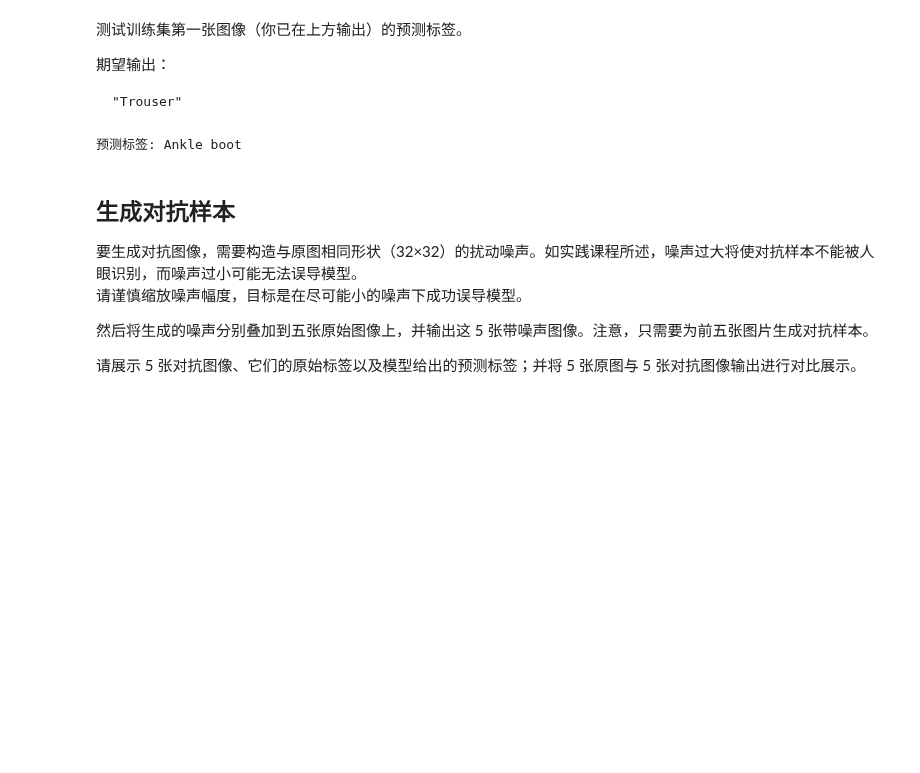
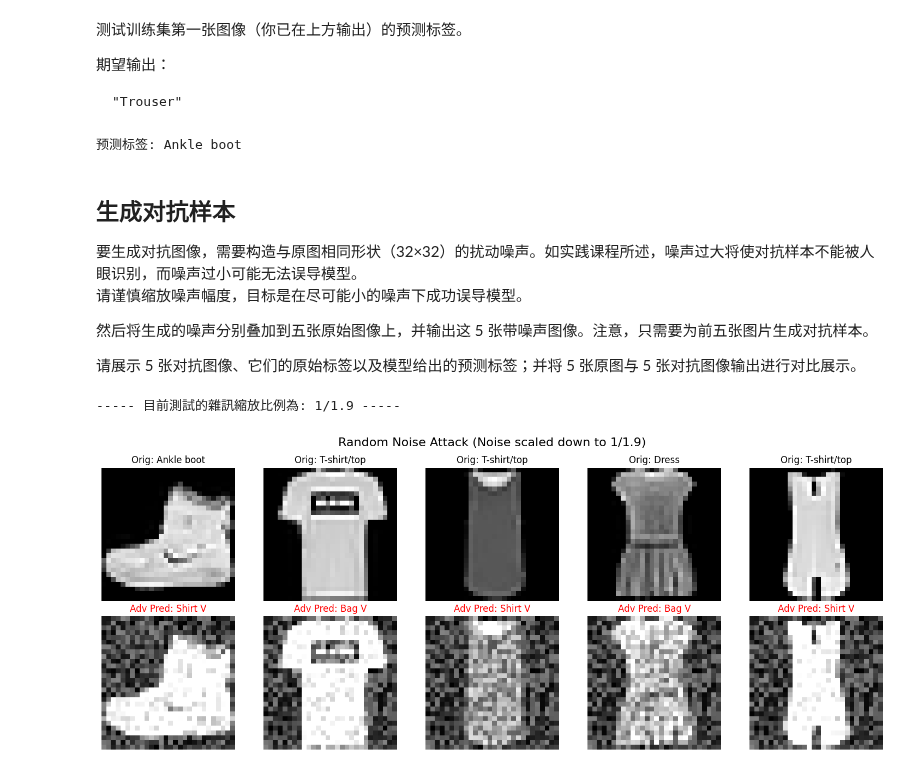
Before and after one commit to pokai-huang0828/UTS_workspace, a Jupyter notebook: Cybersecurity Analytics and Insights/A3a/評估3a 黃柏凱 PoKai Huang 26254793.ipynb, the cells around one changed output. Saved outputs shown, nothing was run; the diff lists cells and outputs as text; code cells hidden in the pictures; blank space fills up the shorter version.

```diff
--- a/Cybersecurity Analytics and Insights/A3a/評估3a 黃柏凱 PoKai Huang 26254793.ipynb
+++ b/Cybersecurity Analytics and Insights/A3a/評估3a 黃柏凱 PoKai Huang 26254793.ipynb
@@ -244,3 +233,78 @@ with torch.no_grad():
 然后将生成的噪声分别叠加到五张原始图像上，并输出这 5 张带噪声图像。注意，只需要为前五张图片生成对抗样本。
 
 请展示 5 张对抗图像、它们的原始标签以及模型给出的预测标签；并将 5 张原图与 5 张对抗图像输出进行对比展示。
+# %%
+# 確保模型在評估模式
+model.eval()
+
+# 產生一個與 FashionMNIST 圖片相同大小 (28x28) 的隨機雜訊矩陣
+noiseMatrix = np.random.random((28, 28))
+
+# 測試參數：數字越大 = 雜訊越小 = 圖片越清晰，但越難欺騙模型
+noise_scale = 1.9
+print(f"----- 目前測試的雜訊縮放比例為: 1/{noise_scale} -----\n")
+
+fig, axes = plt.subplots(2, 5, figsize=(15, 6))
+fig.suptitle(f"Random Noise Attack (Noise scaled down to 1/{noise_scale})", fontsize=16)
+
+# 準備空陣列來記錄每一輪的結果，避免變數被覆寫
+true_labels_list = []
+adv_preds_list = []
+
+# 針對前 5 張圖片進行測試
+for i in range(5):
+    # 取得原始圖片與標籤
+    img_tensor, true_label = train_dataset[i]
+    img_numpy = img_tensor.squeeze().numpy()
+
+    # 記錄真實標籤
+    true_labels_list.append(true_label)
+
+    # 將隨機雜訊疊加上去，並使用 np.clip 確保像素值不超過 1.0 (避免圖片失真)
+    noisy_img_numpy = np.clip(img_numpy + (noiseMatrix / noise_scale), 0.0, 1.0)
+
+    # 將 NumPy 陣列轉回 Tensor，並增加 Batch 與 Channel 維度，送入裝置
+    noisy_images = torch.tensor(noisy_img_numpy, dtype=torch.float32)
+    noisy_images = noisy_images.unsqueeze(0).unsqueeze(0).to(device)
+
+    # 讓模型預測這張充滿雜訊的圖片
+    with torch.no_grad():
+        outputs = model(noisy_images)
+        _, predicted = torch.max(outputs.data, 1)
+
+    pred_label = predicted.item()
+
+    # 記錄預測標籤
+    adv_preds_list.append(pred_label)
+
+    # --- 繪圖區 ---
+    # 上排：原始圖片 (固定顏色範圍 0~1)
+    axes[0, i].imshow(img_numpy, cmap='gray', vmin=0, vmax=1)
+    axes[0, i].set_title(f"Orig: {classes[true_label]}")
+    axes[0, i].axis('off')
+
+    # 下排：加入隨機雜訊後的圖片 (固定顏色範圍 0~1)
+    axes[1, i].imshow(noisy_img_numpy, cmap='gray', vmin=0, vmax=1)
+
+    # 判斷是否成功欺騙
+    success = true_label != pred_label
+    mark = "V" if success else "X"
+    color = "red" if success else "black"
+    axes[1, i].set_title(f"Adv Pred: {classes[pred_label]} {mark}", color=color)
+    axes[1, i].axis('off')
+
+plt.tight_layout()
+plt.show()
+
+# 文字結果輸出
+print("=== 預測結果總結 ===")
+for i in range(5):
+    # 從剛剛存好的 List 裡面，依序把真正的標籤和預測結果拿出來比對
+    actual_label = true_labels_list[i]
+    predicted_label = adv_preds_list[i]
+
+    status = "Success 成功欺騙!" if actual_label != predicted_label else "Failed 失敗"
+    print(f"圖片 {i+1} : 原標籤 [{classes[actual_label]:>12}] ---> 預測為 [{classes[predicted_label]:>12}] ({status})")
+# %% [output]
+----- 目前測試的雜訊縮放比例為: 1/1.9 -----
+[figure, added]
```
Also changed, not shown: parts of 12 cells of this notebook, 8 other files.
